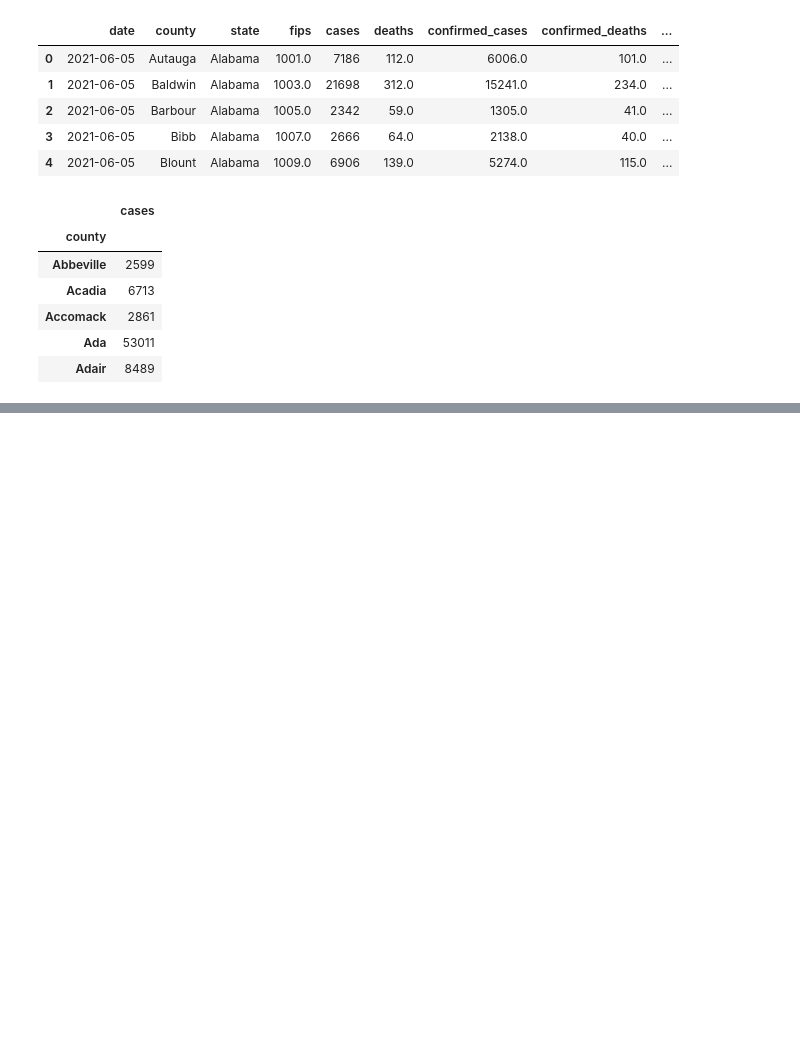
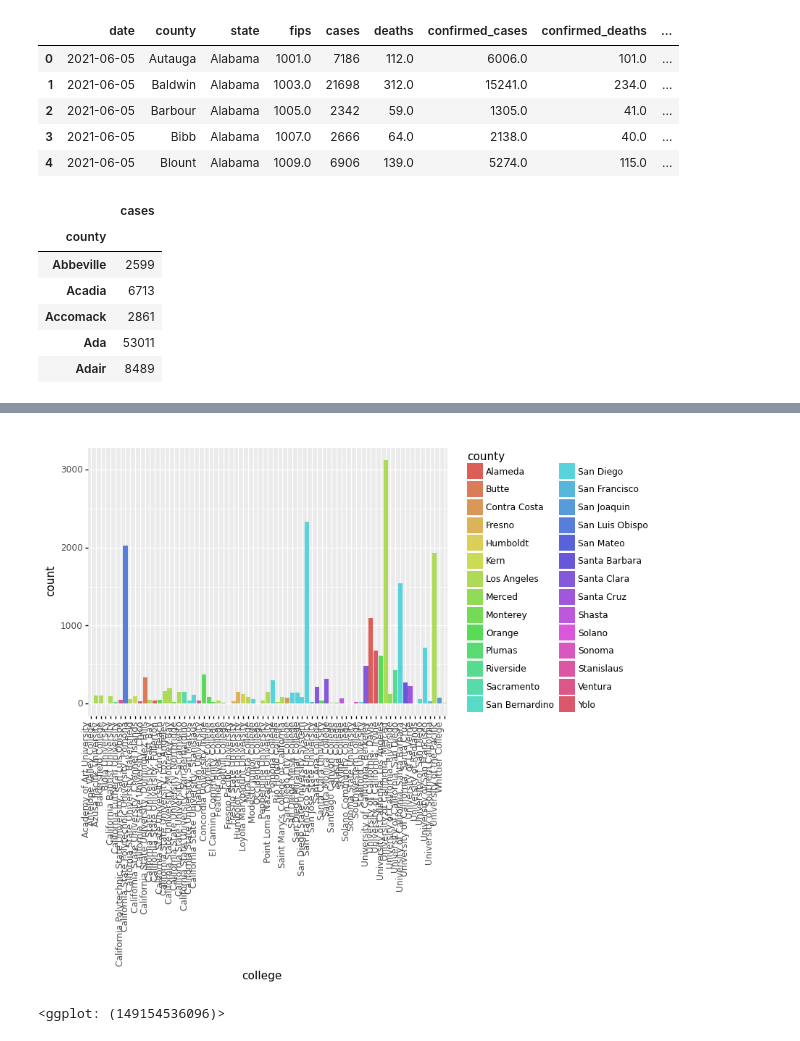
Before and after one commit to sabcodes/sta141B-final, a Jupyter notebook: Data-Graphs.ipynb, the cells around one changed output, grey strips where cells are left out. Cells and saved outputs as stored; diff of their text form; code cells hidden in the pictures; blank space fills up the shorter version.

```diff
--- a/Data-Graphs.ipynb
+++ b/Data-Graphs.ipynb
@@ -259,0 +213,5 @@ df_cali = dfm[dfm['state'] == 'California']
+# %%
+ggplot(dfcalicollege, aes(x='college', weight = 'cases', fill = 'county')) + geom_col(stat = "count",) + theme(axis_text_x  = element_text(angle = 90, hjust = 1))
+# %% [output]
+[figure, added]
+<ggplot: (149154536096)>
```
Also changed, not shown: parts of 30 cells of this notebook, 1 other file.
